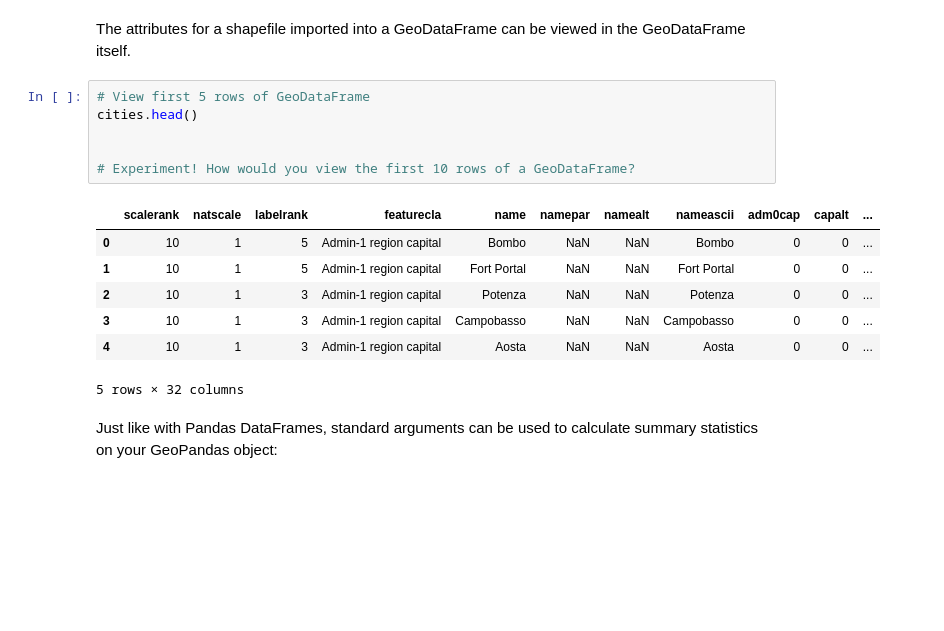
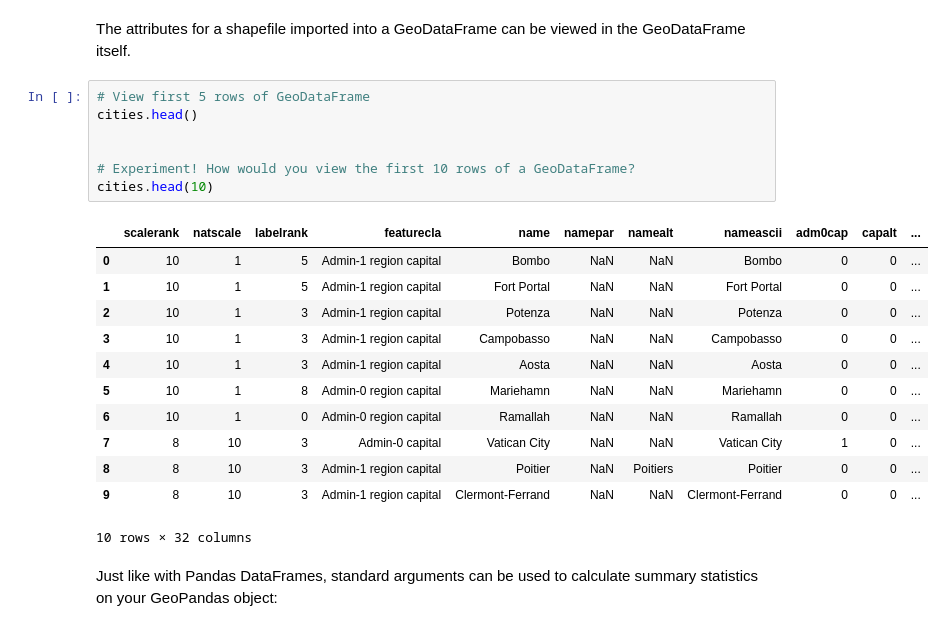
Before and after one commit to samposoini/WaterDig, a Jupyter notebook: CodeSprints/VectorData101.ipynb, the cells around one changed output. Cells and saved outputs as stored; diff of their text form; blank space fills up the shorter version.

```diff
--- a/CodeSprints/VectorData101.ipynb
+++ b/CodeSprints/VectorData101.ipynb
@@ -210,17 +205,23 @@ The attributes for a shapefile imported into a GeoDataFrame can be viewed in the
 # %%
 # View first 5 rows of GeoDataFrame
 cities.head()
 
 
 # Experiment! How would you view the first 10 rows of a GeoDataFrame?
+cities.head(10)
 # %% [output]
 |  | scalerank | natscale | labelrank | featurecla | name | namepar | namealt | nameascii | adm0cap | capalt | ... |
 | 0 | 10 | 1 | 5 | Admin-1 region capital | Bombo | NaN | NaN | Bombo | 0 | 0 | ... |
 | 1 | 10 | 1 | 5 | Admin-1 region capital | Fort Portal | NaN | NaN | Fort Portal | 0 | 0 | ... |
 | 2 | 10 | 1 | 3 | Admin-1 region capital | Potenza | NaN | NaN | Potenza | 0 | 0 | ... |
 | 3 | 10 | 1 | 3 | Admin-1 region capital | Campobasso | NaN | NaN | Campobasso | 0 | 0 | ... |
 | 4 | 10 | 1 | 3 | Admin-1 region capital | Aosta | NaN | NaN | Aosta | 0 | 0 | ... |
+| 5 | 10 | 1 | 8 | Admin-0 region capital | Mariehamn | NaN | NaN | Mariehamn | 0 | 0 | ... |
+| 6 | 10 | 1 | 0 | Admin-0 region capital | Ramallah | NaN | NaN | Ramallah | 0 | 0 | ... |
+| 7 | 8 | 10 | 3 | Admin-0 capital | Vatican City | NaN | NaN | Vatican City | 1 | 0 | ... |
+| 8 | 8 | 10 | 3 | Admin-1 region capital | Poitier | NaN | Poitiers | Poitier | 0 | 0 | ... |
+| 9 | 8 | 10 | 3 | Admin-1 region capital | Clermont-Ferrand | NaN | NaN | Clermont-Ferrand | 0 | 0 | ... |
-5 rows × 32 columns
+10 rows × 32 columns
 # %% [markdown]
 Just like with Pandas DataFrames, standard arguments can be used to calculate summary statistics on your GeoPandas object:
 # %%
```
Also changed, not shown: parts of 5 cells of this notebook.
